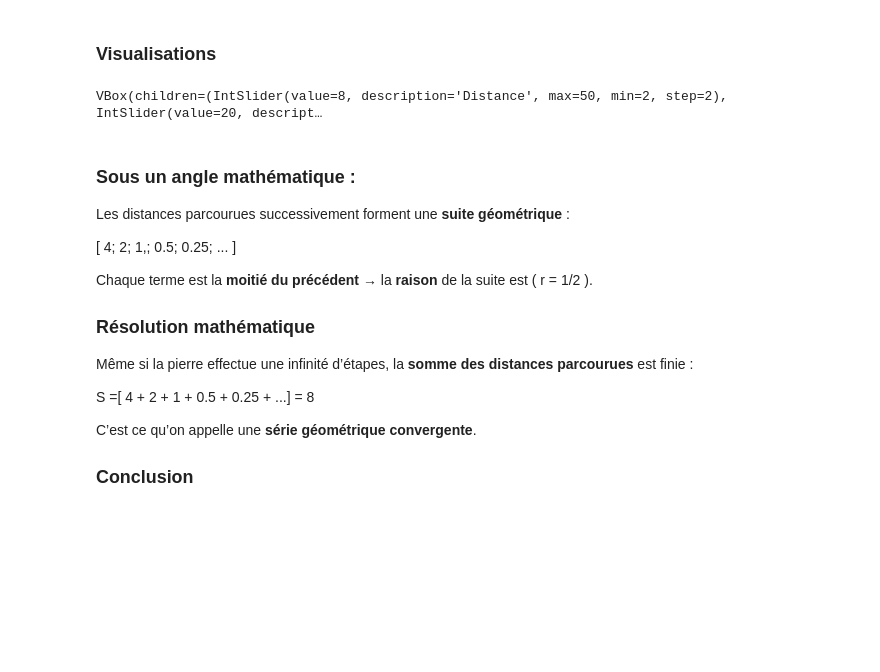
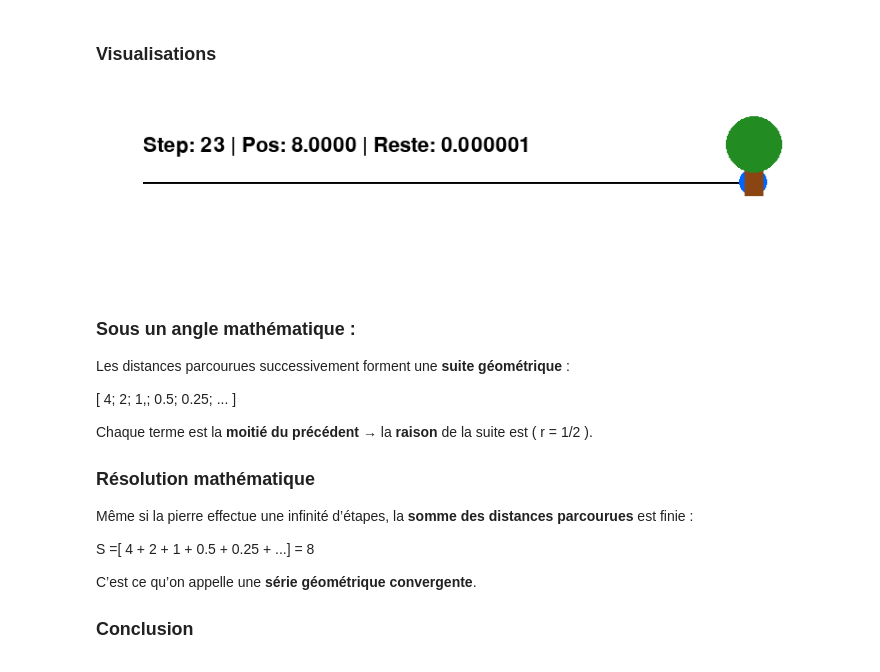
Before and after one commit to Paul-Emmanuel-Buffe/zeno-paradoxes-, a Jupyter notebook: zeno_paradoxes.ipynb, the cells around one changed output. Drawn from its saved outputs; the diff is of its cells as text; code cells hidden in the pictures; blank space fills up the shorter version.

Commit message:
visualization fixed

```diff
--- a/zeno_paradoxes.ipynb
+++ b/zeno_paradoxes.ipynb
@@ -86,18 +86,18 @@ from PIL import Image
 import ipywidgets as widgets
 from ipywidgets import interact, interactive_output
 
-def visual_dichotomy(total_distance=8, max_steps=20, delay=0.3):
+def visual_dichotomy(total_distance, max_steps):
     """
     Simulation du paradoxe de la dichotomie (Zénon) avec affichage Pygame dans Jupyter.
 
     total_distance : distance initiale à parcourir
     max_steps      : nombre maximum d'étapes
-    delay          : délai (en secondes) entre chaque étape
     """
     pygame.init()
     width, height = 800, 200
     screen = pygame.Surface((width, height))
     font = pygame.font.SysFont(None, 32)
+    delay = 0.5
 
     start_x = 50
     end_x = width - 100
@@ -112,54 +112,50 @@ def visual_dichotomy(total_distance=8, max_steps=20, delay=0.3):
         position += move
         remaining -= move
         step += 1
 
         # Effacer écran
         screen.fill((255, 255, 255))
 
         # Ligne de course
         pygame.draw.line(screen, (0, 0, 0), (start_x, line_y), (end_x, line_y), 2)
 
         # Joueur
         x = start_x + (position / total_distance) * (end_x - start_x)
         pygame.draw.circle(screen, (0, 100, 255), (int(x), line_y), 15)
 
+        # --- 🌳 Dessiner un arbre au bout de la ligne ---
+        # Tronc
+        trunk_width, trunk_height = 20, 40
+        trunk_x = end_x - trunk_width // 2
+        trunk_y = line_y - trunk_height + 15
+        pygame.draw.rect(screen, (139, 69, 19), (trunk_x, trunk_y, trunk_width, trunk_height))  # marron
+
+        # Feuillage
+        foliage_radius = 30
+        foliage_x = end_x
+        foliage_y = trunk_y - foliage_radius // 2
+        pygame.draw.circle(screen, (34, 139, 34), (foliage_x, foliage_y), foliage_radius)  # vert
+
         # Texte
         text = font.render(f"Step: {step} | Pos: {position:.4f} | Reste: {remaining:.6f}", True, (0, 0, 0))
         screen.blit(text, (50, 50))
 
         # Conversion pygame -> image notebook
         img_str = pygame.image.tostring(screen, "RGB")
         img = Image.frombytes("RGB", (width, height), img_str)
 
         clear_output(wait=True)
         display(img)
         time.sleep(delay)
 
     pygame.quit()
 
 
-# --- Interface avec sliders + bouton ---
-distance_slider = widgets.IntSlider(value=8, min=2, max=50, step=2, description="Distance")
-steps_slider = widgets.IntSlider(value=20, min=5, max=100, step=5, description="Étapes")
-delay_slider = widgets.FloatSlider(value=0.3, min=0.05, max=1, step=0.05, description="Délai (s)")
-
-run_button = widgets.Button(description="▶️ Lancer la simulation", button_style="success")
-
-# Fonction liée au bouton
-def on_run_button_clicked(b):
-    visual_dichotomy(
-        total_distance=distance_slider.value,
-        max_steps=steps_slider.value,
-        delay=delay_slider.value
-    )
-
-run_button.on_click(on_run_button_clicked)
-
-# Affichage de l’UI
-ui = widgets.VBox([distance_slider, steps_slider, delay_slider, run_button])
-display(ui)
+# Test
+visual_dichotomy(8, 20)
+visual_dichotomy(8, 50)
 # %% [output]
-VBox(children=(IntSlider(value=8, description='Distance', max=50, min=2, step=2), IntSlider(value=20, descript…
+[figure, added]
 # %% [markdown]
 ### Sous un angle mathématique :
 Les distances parcourues successivement forment une **suite géométrique** :
```
